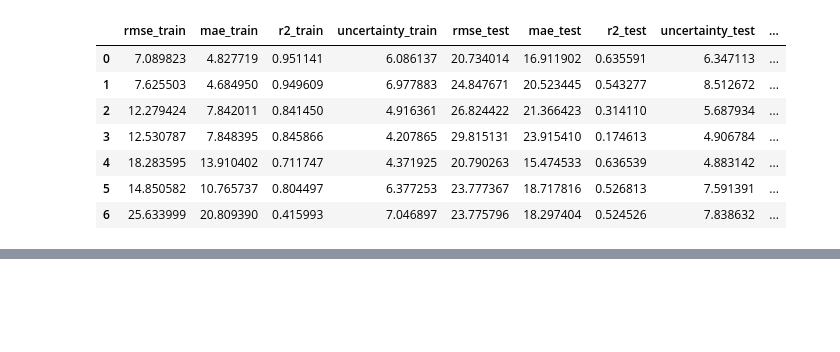
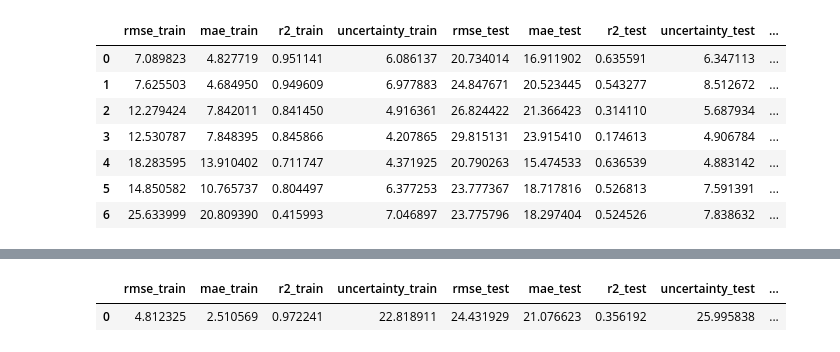
Before and after one commit to MariosKef/RULe, a Jupyter notebook: test_SO_dataset1.ipynb, the cells around one changed output, grey strips where cells are left out. Cells and saved outputs as stored; diff of their text form; code cells hidden in the pictures; blank space fills up the shorter version.

```diff
--- a/test_SO_dataset1.ipynb
+++ b/test_SO_dataset1.ipynb
@@ -1001,5 +240,5 @@ train_x (20631, 24, 17) train_y (20631, 1) test_x (100, 24, 17) test_y (100, 1)
 # %%
-model = tf.keras.models.load_model('./Final_experiments/dataset_1/65/saved_models_4_1/cp-0041.ckpt/', custom_objects={"CustomLoss": CustomLoss, "Activate": Activate})
+model = tf.keras.models.load_model('./Final_experiments/dataset_1/SO/saved_models_14_1/cp-0041.ckpt/', custom_objects={"CustomLoss": CustomLoss, "Activate": Activate})
 # %%
 model.summary()
 # %% [output]
@@ -1037,13 +276,13 @@ for i in range(cfg["reps"]):
         test_predict[:, 1].reshape(test_predict[:, 1].shape[0], 1)
     )
 
-test_predict_1_mean = np.median(np.hstack(test_predict_1), axis=1)
-test_predict_2_mean = np.median(np.hstack(test_predict_2), axis=1)
-test_predict_1_mean = test_predict_1_mean.reshape(
-    test_predict_1_mean.shape[0], 1
+test_predict_1_median = np.median(np.hstack(test_predict_1), axis=1)
+test_predict_2_median = np.median(np.hstack(test_predict_2), axis=1)
+test_predict_1_median = test_predict_1_median.reshape(
+    test_predict_1_median.shape[0], 1
 )
-test_predict_2_mean = test_predict_2_mean.reshape(
-    test_predict_2_mean.shape[0], 1
+test_predict_2_median = test_predict_2_median.reshape(
+    test_predict_2_median.shape[0], 1
 )
 test_predict_1_std = np.std(np.hstack(test_predict_1), axis=1)
 test_predict_2_std = np.std(np.hstack(test_predict_2), axis=1)
@@ -1052,8 +291,8 @@ test_predict_2_std = test_predict_2_std.reshape(test_predict_2_std.shape[0], 1)
 
 test_predict = np.hstack(
     [
-        test_predict_1_mean,
-        test_predict_2_mean,
+        test_predict_1_median,
+        test_predict_2_median,
         test_predict_1_std,
         test_predict_2_std,
     ]
@@ -1065,10 +304,10 @@ test_predict = np.resize(
 test_result = np.concatenate((test_y, test_predict), axis=1)
 test_results_df = pd.DataFrame(
     test_result,
-    columns=["T", "mean_alpha", "mean_beta", "std_alpha", "std_beta"],
+    columns=["T", "median_alpha", "median_beta", "std_alpha", "std_beta"],
 )
 
 test_results_df["predicted_mu"] = test_results_df[
-    ["mean_alpha", "mean_beta"]
+    ["median_alpha", "median_beta"]
 ].apply(lambda row: weibull_mean(row[0], row[1]), axis=1)
 test_results_df["uncertainty"] = np.mean(test_predict[:, 2:], axis=1)
@@ -1090,13 +327,13 @@ for i in range(cfg["reps"]):
         train_predict[:, 1].reshape(train_predict[:, 1].shape[0], 1)
     )
 
-train_predict_1_mean = np.median(np.hstack(train_predict_1), axis=1)
-train_predict_2_mean = np.median(np.hstack(train_predict_2), axis=1)
-train_predict_1_mean = train_predict_1_mean.reshape(
-    train_predict_1_mean.shape[0], 1
+train_predict_1_median = np.median(np.hstack(train_predict_1), axis=1)
+train_predict_2_median = np.median(np.hstack(train_predict_2), axis=1)
+train_predict_1_median = train_predict_1_median.reshape(
+    train_predict_1_median.shape[0], 1
 )
-train_predict_2_mean = train_predict_2_mean.reshape(
-    train_predict_2_mean.shape[0], 1
+train_predict_2_median = train_predict_2_median.reshape(
+    train_predict_2_median.shape[0], 1
 )
 train_predict_1_std = np.std(np.hstack(train_predict_1), axis=1)
 train_predict_2_std = np.std(np.hstack(train_predict_2), axis=1)
@@ -1109,8 +346,8 @@ train_predict_2_std = train_predict_2_std.reshape(
 
 train_predict = np.hstack(
     [
-        train_predict_1_mean,
-        train_predict_2_mean,
+        train_predict_1_median,
+        train_predict_2_median,
         train_predict_1_std,
         train_predict_2_std,
     ]
@@ -1120,12 +357,12 @@ train_predict = np.resize(train_predict, (train_x.shape[0], 4))
 train_result = np.concatenate((train_y, train_predict), axis=1)
 train_results_df = pd.DataFrame(
     train_result,
-    columns=["T", "mean_alpha", "mean_beta", "std_alpha", "std_beta"],
+    columns=["T", "median_alpha", "median_beta", "std_alpha", "std_beta"],
 )
 train_results_df["unit_number"] = train_x_orig["unit_number"].to_numpy()
 train_results_df["time"] = train_x_orig["time"].to_numpy()
 
 train_results_df["predicted_mu"] = train_results_df[
-    ["mean_alpha", "mean_beta"]
+    ["median_alpha", "median_beta"]
 ].apply(lambda row: weibull_mean(row[0], row[1]), axis=1)
 train_results_df["uncertainty"] = np.mean(train_predict[:, 2:], axis=1)
@@ -1511,0 +454,5 @@ plt.savefig('./paper_figures/cmapss_1_SC.pdf', format='pdf')
+# %%
+results
+# %% [output]
+|  | rmse_train | mae_train | r2_train | uncertainty_train | rmse_test | mae_test | r2_test | uncertainty_test | ... |
+| 0 | 4.812325 | 2.510569 | 0.972241 | 22.818911 | 24.431929 | 21.076623 | 0.356192 | 25.995838 | ... |
```
Also changed, not shown: parts of 116 cells of this notebook, 2 other files.
